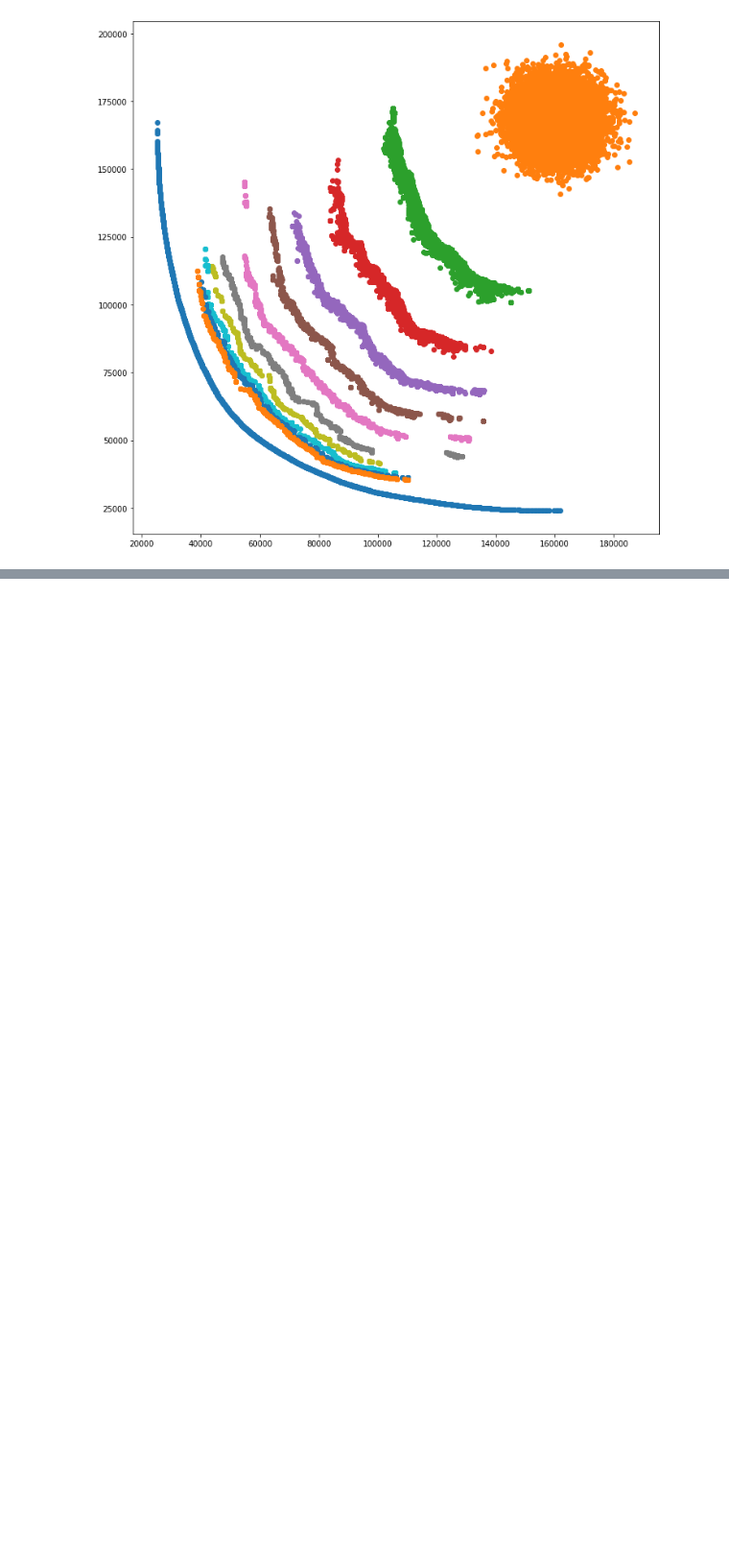
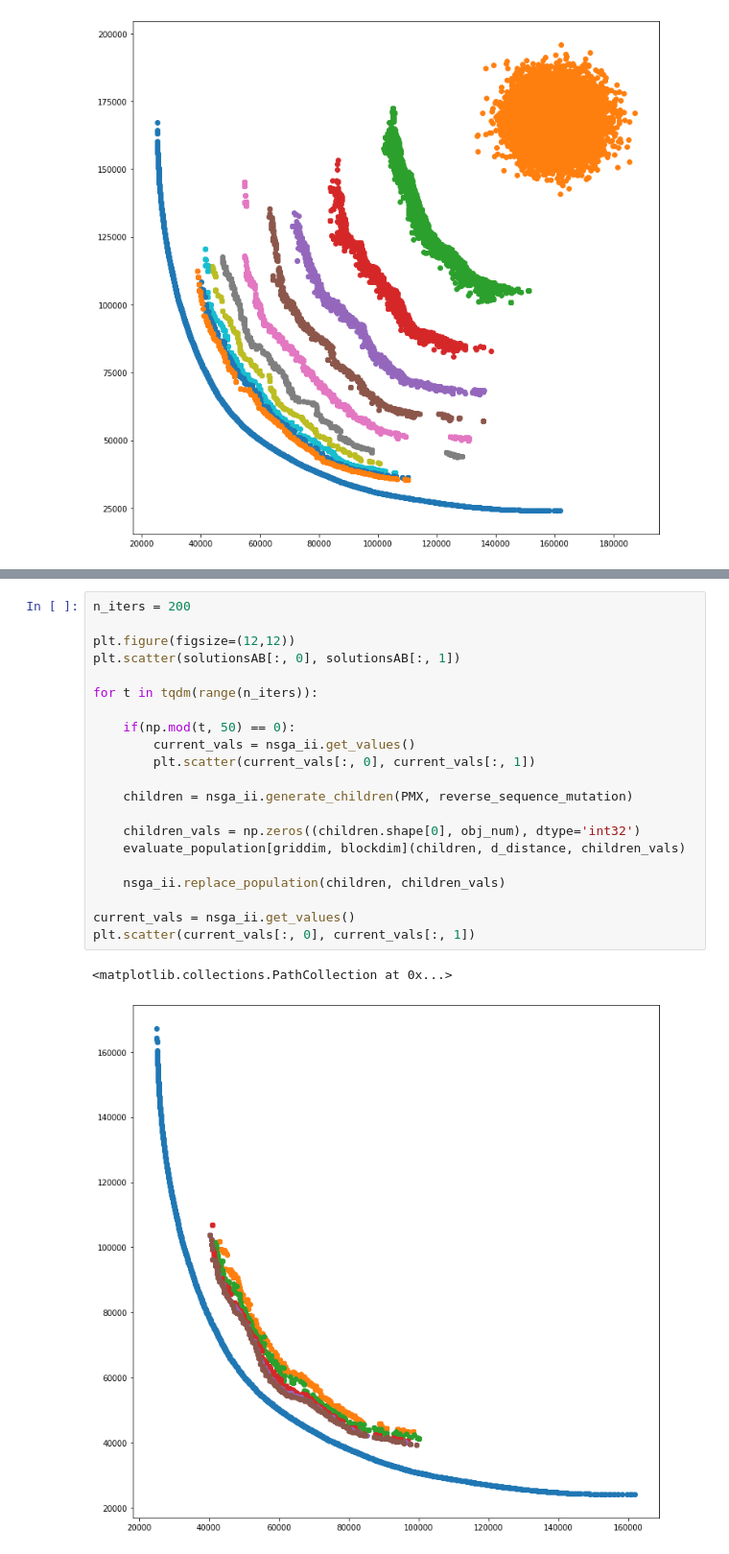
Before and after one commit to AdrianUrbanski/MOTSP, a Jupyter notebook: MOTSP.ipynb, the cells around one changed output, grey strips where cells are left out. Shown at 96% size. Saved outputs shown, nothing was run; the diff lists cells and outputs as text; blank space fills up the shorter version.

Commit message:
Add test - kroAB100 with 32k population

```diff
--- a/MOTSP.ipynb
+++ b/MOTSP.ipynb
@@ -1978,0 +1983,24 @@ KeyboardInterrupt: ignored
+# %%
+n_iters = 200
+
+plt.figure(figsize=(12,12))
+plt.scatter(solutionsAB[:, 0], solutionsAB[:, 1])
+
+for t in tqdm(range(n_iters)):
+
+    if(np.mod(t, 50) == 0):
+        current_vals = nsga_ii.get_values()
+        plt.scatter(current_vals[:, 0], current_vals[:, 1])
+
+    children = nsga_ii.generate_children(PMX, reverse_sequence_mutation)
+
+    children_vals = np.zeros((children.shape[0], obj_num), dtype='int32')
+    evaluate_population[griddim, blockdim](children, d_distance, children_vals)
+
+    nsga_ii.replace_population(children, children_vals)
+
+current_vals = nsga_ii.get_values()
+plt.scatter(current_vals[:, 0], current_vals[:, 1])
+# %% [output]
+<matplotlib.collections.PathCollection at 0x...>
+[figure, added]
```
Also changed, not shown: parts of 3 cells of this notebook.
